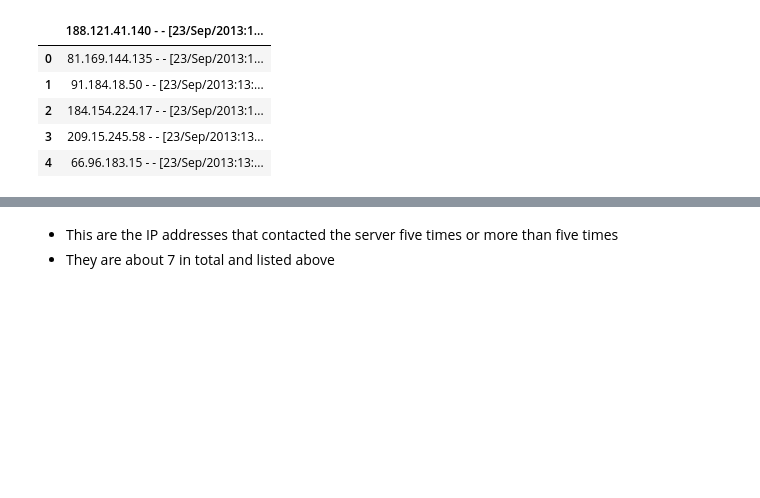
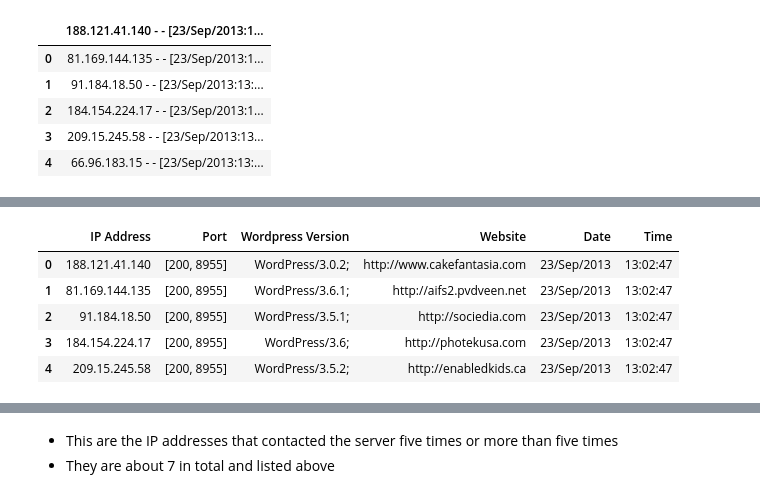
Before and after one commit to intellisenseCodez/EDA-on-Wordpress-DDos-Attack-Log, a Jupyter notebook: wordpress-data-analysis.ipynb, the cells around one changed output, grey strips where cells are left out. Cells and saved outputs as stored; diff of their text form; code cells hidden in the pictures; blank space fills up the shorter version.

```diff
--- a/wordpress-data-analysis.ipynb
+++ b/wordpress-data-analysis.ipynb
@@ -115,0 +141,12 @@ df['Date']= pd.to_datetime(df['Date'])
+# %%
+df = df.drop('DateAndTime',axis =1)
+#df['Time'] = df['Time'].dt.strftime('%H:%M:%S')
+df['Time'] = pd.to_datetime(df['Time']).dt.time
+df.head()
+# %% [output]
+|  | IP Address | Port | Wordpress Version | Website | Date | Time |
+| 0 | 188.121.41.140 | [200, 8955] | WordPress/3.0.2; | http://www.cakefantasia.com | 23/Sep/2013 | 13:02:47 |
+| 1 | 81.169.144.135 | [200, 8955] | WordPress/3.6.1; | http://aifs2.pvdveen.net | 23/Sep/2013 | 13:02:47 |
+| 2 | 91.184.18.50 | [200, 8955] | WordPress/3.5.1; | http://sociedia.com | 23/Sep/2013 | 13:02:47 |
+| 3 | 184.154.224.17 | [200, 8955] | WordPress/3.6; | http://photekusa.com | 23/Sep/2013 | 13:02:47 |
+| 4 | 209.15.245.58 | [200, 8955] | WordPress/3.5.2; | http://enabledkids.ca | 23/Sep/2013 | 13:02:47 |
```
Also changed, not shown: parts of 40 cells of this notebook, 1 other file.
